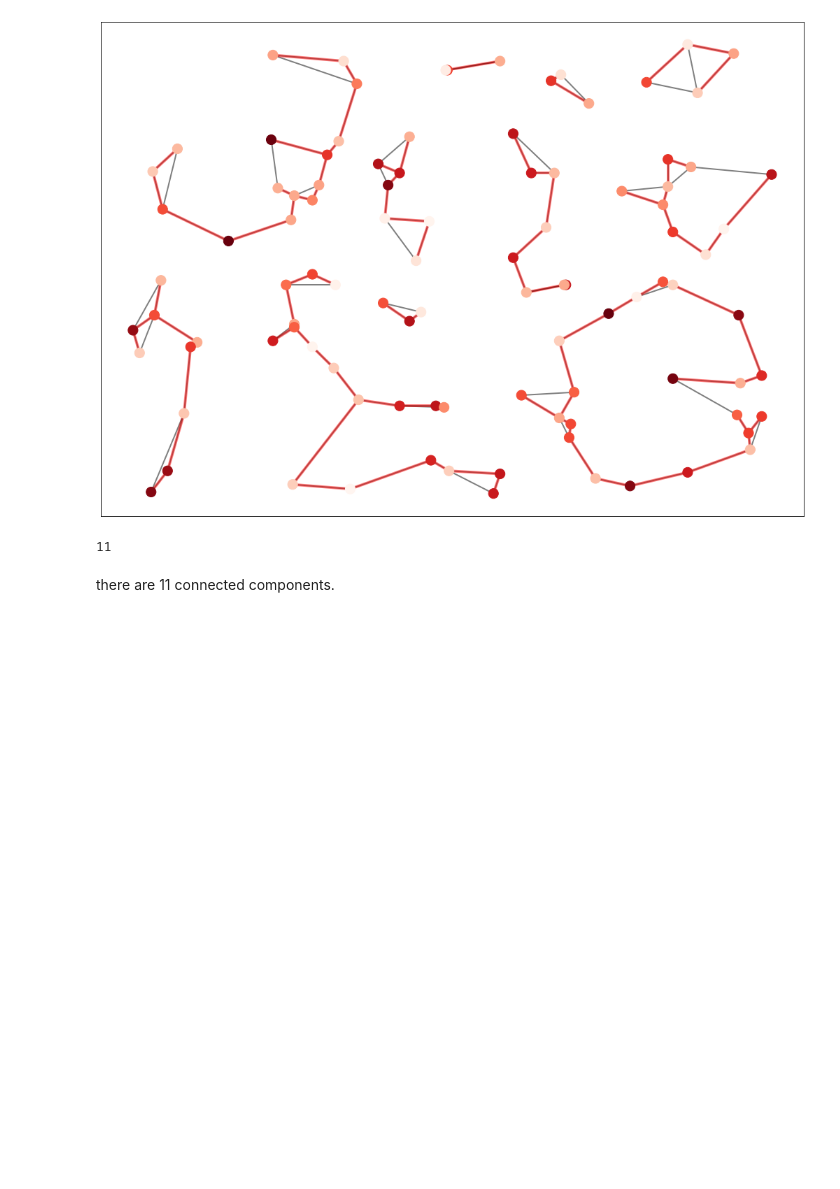
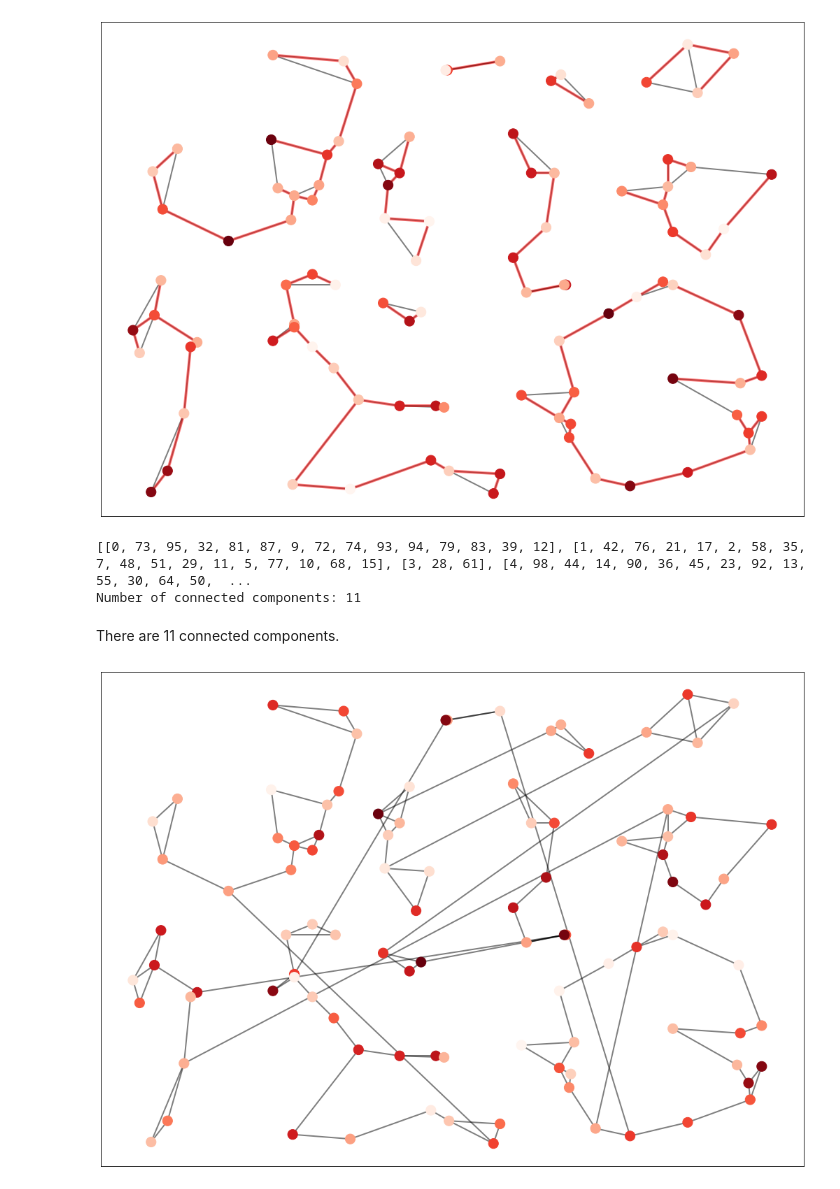
Before and after one commit to Filmon97/algorithms-and-data-structures-report, a Jupyter notebook: notebooks/graph.ipynb, the cells around one changed output. Drawn from its saved outputs; the diff is of its cells as text; code cells hidden in the pictures; blank space fills up the shorter version.

Commit message:
added ConnectedGraph and test_mst_prim

```diff
--- a/notebooks/graph.ipynb
+++ b/notebooks/graph.ipynb
@@ -72,8 +72,8 @@ np.random.seed(31415)
 graph = RandomGraph(list(np.arange(100)))
 # node colors, node positions and node label positions
 node_colors = {}
-for node in graph.graph_dict.keys():
-    node_colors[node] = 'white'
+#for node in graph.graph_dict.keys():
+#    node_colors[node] = 'white'
 mst = mst_prim(graph, graph.nodes()[0])
 
 #node_colors = {node: 'white' for node in graph.locations.keys()}
@@ -111,8 +111,34 @@ from graph import(
 )
 np.random.seed(31415)
 graph = RandomGraph(list(np.arange(100)))
-len(connected_components(graph))
+c_cs = connected_components(graph)
+print(c_cs)
+print("Number of connected components: {}".format(len(c_cs)))
 # %% [output]
-11
+[[0, 73, 95, 32, 81, 87, 9, 72, 74, 93, 94, 79, 83, 39, 12], [1, 42, 76, 21, 17, 2, 58, 35, 7, 48, 51, 29, 11, 5, 77, 10, 68, 15], [3, 28, 61], [4, 98, 44, 14, 90, 36, 45, 23, 92, 13, 55, 30, 64, 50,  ...
+Number of connected components: 11
 # %% [markdown]
-there are 11 connected components.
+There are 11 connected components.
+# %%
+# First run the above cells
+# or it will doesn't work
+#
+from graph import(
+    ConnectedGraph
+)
+np.random.seed(31415)
+graph = ConnectedGraph(list(np.arange(100)))
+
+node_positions = graph.locations
+node_label_pos = { k:[v[0],v[1]-10]  for k,v in graph.locations.items() }
+edge_weights = {(k, k2) : v2 for k, v in graph.graph_dict.items() for k2, v2 in v.items()}
+
+graph_graph_data = {  'graph_dict' : graph.graph_dict,
+                        'node_colors': node_colors,
+                        'node_positions': node_positions,
+                        'node_label_positions': node_label_pos,
+                         'edge_weights': edge_weights,
+                     }
+show_graph(graph_graph_data)
+# %% [output]
+[figure, added]
```
Also changed, not shown: 2 other files.
